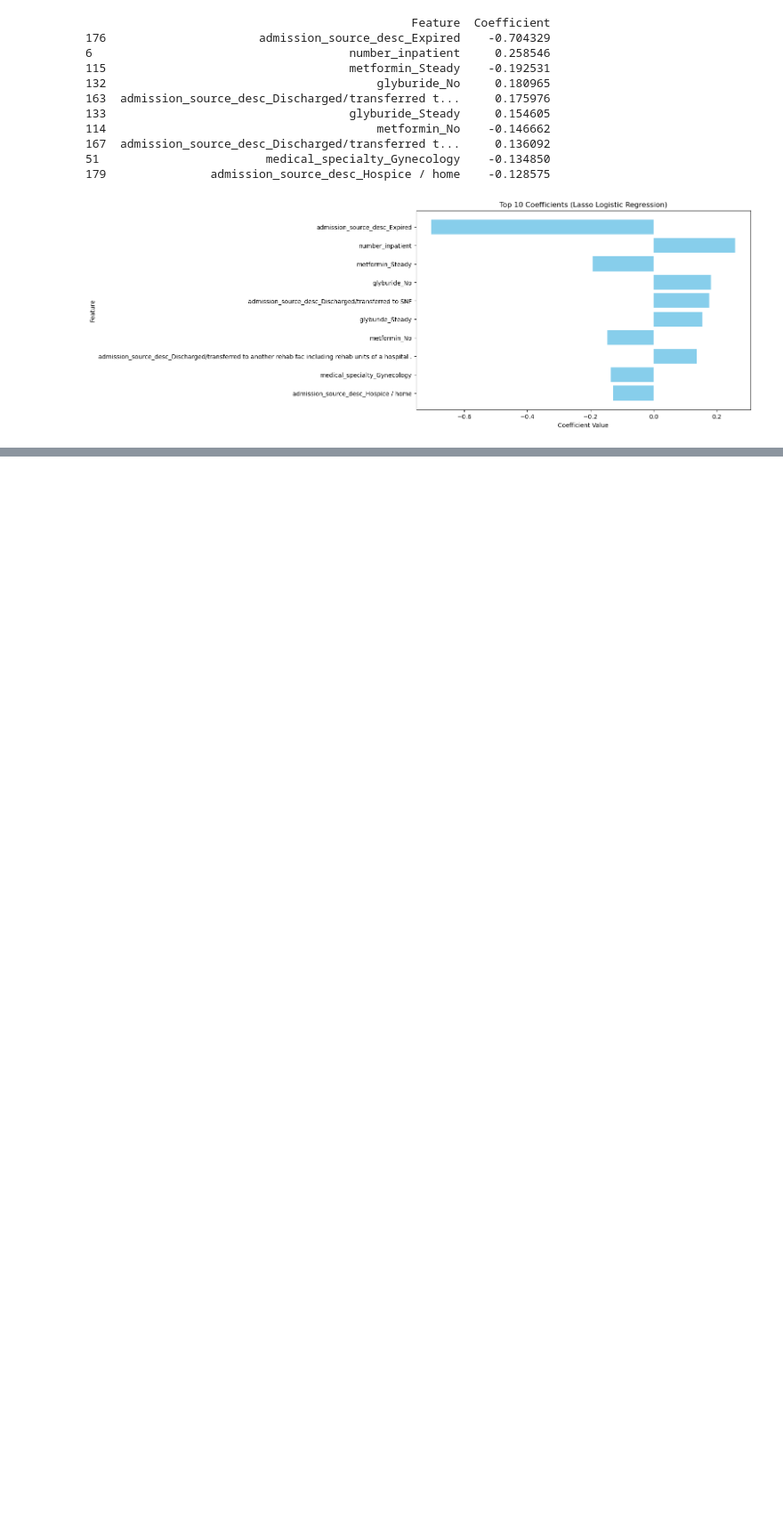
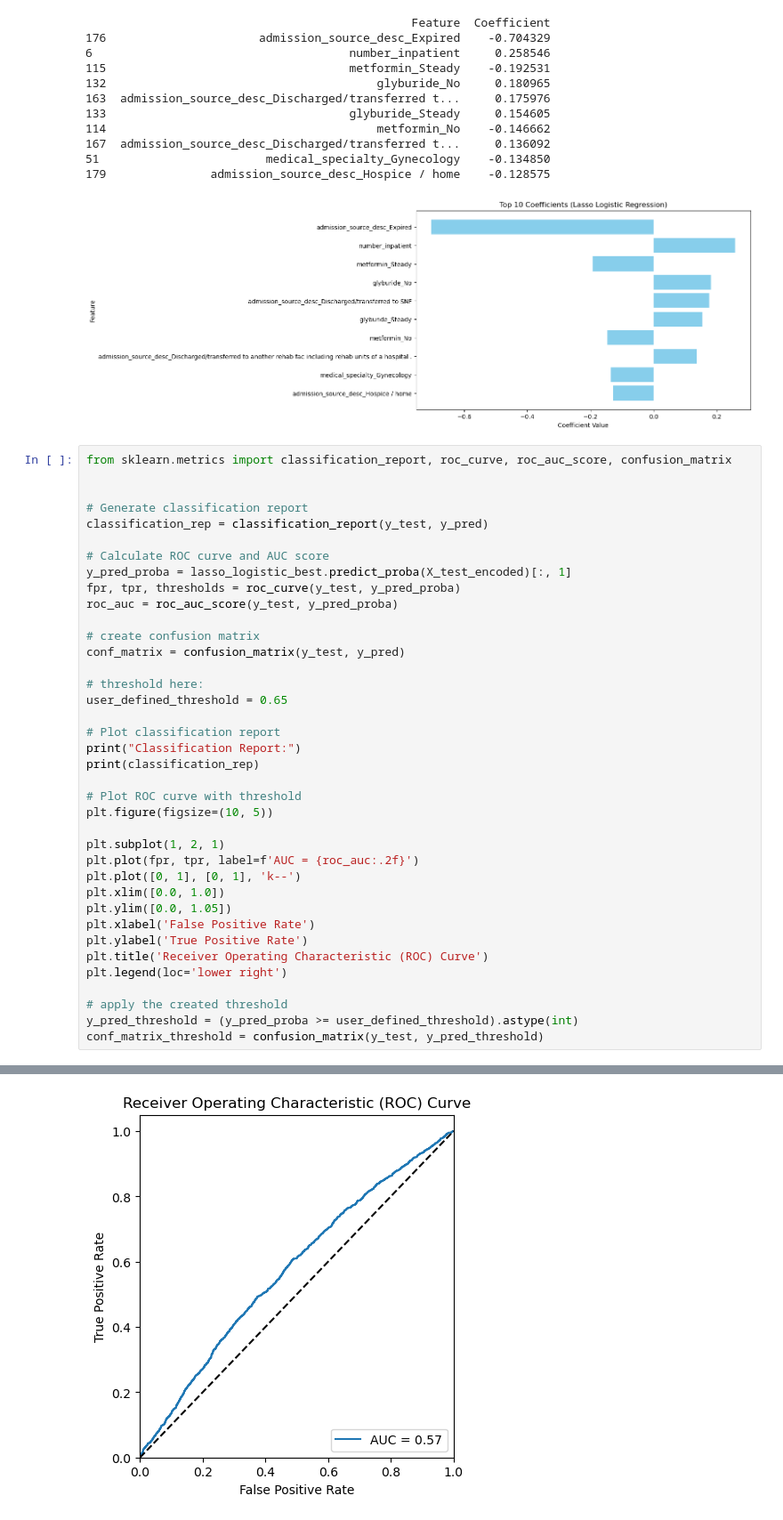
Before and after one commit to Mr-Chang95/Hospital-Readmittance-Classification, a Jupyter notebook: CaseStudy.ipynb, the cells around one changed output, grey strips where cells are left out. Shown at 89% size. Saved outputs shown, nothing was run; the diff lists cells and outputs as text; blank space fills up the shorter version.

```diff
--- a/CaseStudy.ipynb
+++ b/CaseStudy.ipynb
@@ -826,3 +826,42 @@ plt.show()
 51                        medical_specialty_Gynecology    -0.134850
 179               admission_source_desc_Hospice / home    -0.128575
 [figure]
+# %%
+from sklearn.metrics import classification_report, roc_curve, roc_auc_score, confusion_matrix
+
+
+# Generate classification report
+classification_rep = classification_report(y_test, y_pred)
+
+# Calculate ROC curve and AUC score
+y_pred_proba = lasso_logistic_best.predict_proba(X_test_encoded)[:, 1]
+fpr, tpr, thresholds = roc_curve(y_test, y_pred_proba)
+roc_auc = roc_auc_score(y_test, y_pred_proba)
+
+# create confusion matrix
+conf_matrix = confusion_matrix(y_test, y_pred)
+
+# threshold here:
+user_defined_threshold = 0.65
+
+# Plot classification report
+print("Classification Report:")
+print(classification_rep)
+
+# Plot ROC curve with threshold
+plt.figure(figsize=(10, 5))
+
+plt.subplot(1, 2, 1)
+plt.plot(fpr, tpr, label=f'AUC = {roc_auc:.2f}')
+plt.plot([0, 1], [0, 1], 'k--')
+plt.xlim([0.0, 1.0])
+plt.ylim([0.0, 1.05])
+plt.xlabel('False Positive Rate')
+plt.ylabel('True Positive Rate')
+plt.title('Receiver Operating Characteristic (ROC) Curve')
+plt.legend(loc='lower right')
+
+# apply the created threshold
+y_pred_threshold = (y_pred_proba >= user_defined_threshold).astype(int)
+conf_matrix_threshold = confusion_matrix(y_test, y_pred_threshold)
+# %% [output]
@@ -828,0 +877 @@ plt.show()
+[figure, added]
```
Also changed, not shown: parts of 15 cells of this notebook.
